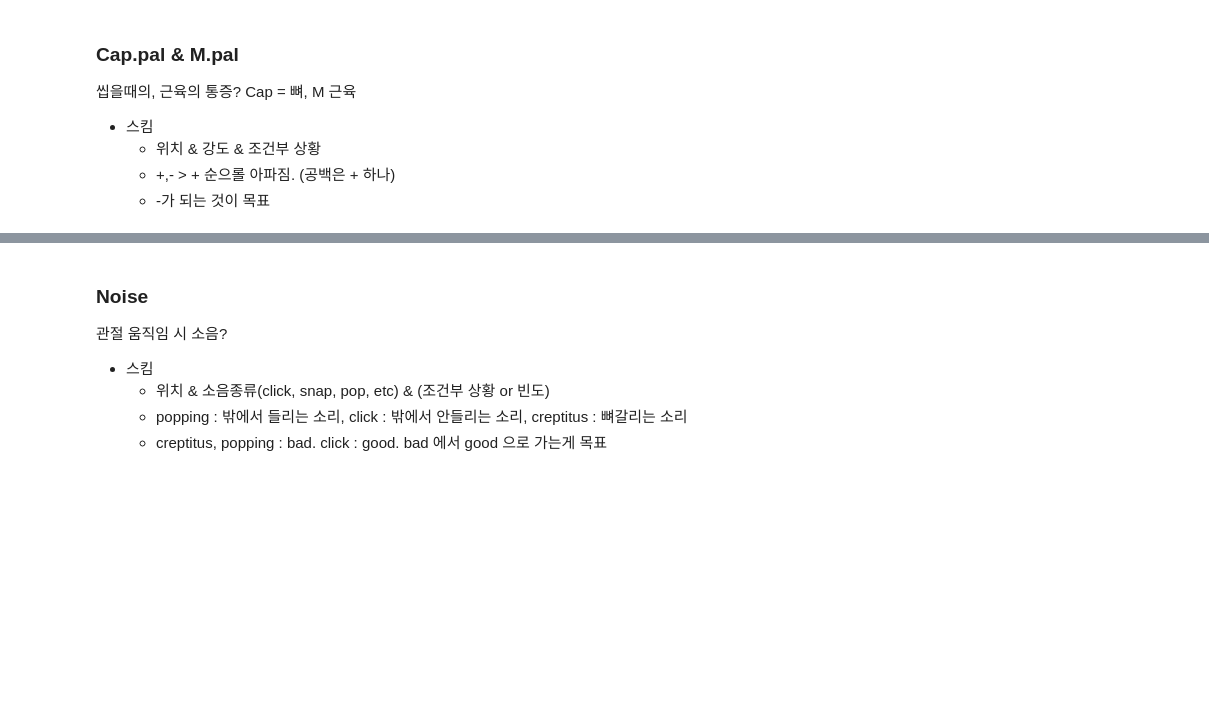
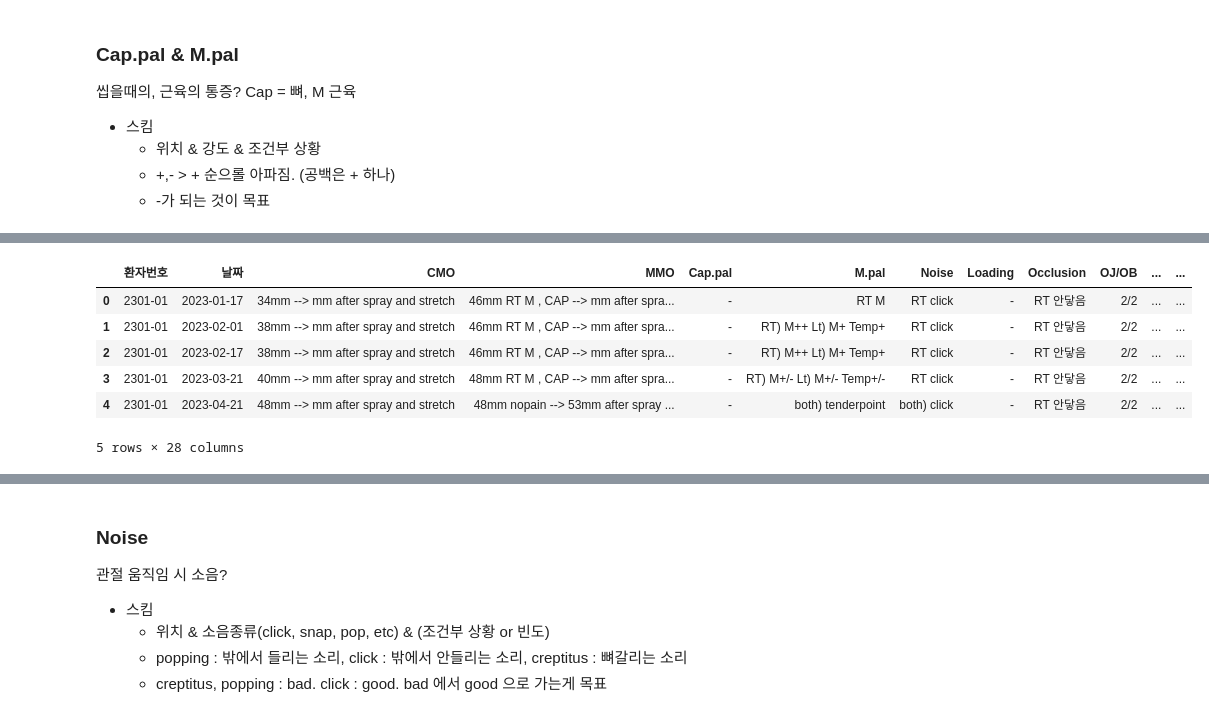
Before and after one commit to skadudd/prj_centum, a Jupyter notebook: numeric_parse/data_cleansing.ipynb, the cells around one changed output, grey strips where cells are left out. Saved outputs shown, nothing was run; the diff lists cells and outputs as text; code cells hidden in the pictures; blank space fills up the shorter version.

```diff
--- a/numeric_parse/data_cleansing.ipynb
+++ b/numeric_parse/data_cleansing.ipynb
@@ -494,0 +520,10 @@ Name: Cap.pal, dtype: object
+# %%
+df.head()
+# %% [output]
+|  | 환자번호 | 날짜 | CMO | MMO | Cap.pal | M.pal | Noise | Loading | Occlusion | OJ/OB | ... | ... |
+| 0 | 2301-01 | 2023-01-17 | 34mm --> mm after spray and stretch | 46mm RT M , CAP --> mm after spra... | - | RT M | RT click | - | RT 안닿음 | 2/2 | ... | ... |
+| 1 | 2301-01 | 2023-02-01 | 38mm --> mm after spray and stretch | 46mm RT M , CAP --> mm after spra... | - | RT) M++ Lt) M+ Temp+ | RT click | - | RT 안닿음 | 2/2 | ... | ... |
+| 2 | 2301-01 | 2023-02-17 | 38mm --> mm after spray and stretch | 46mm RT M , CAP --> mm after spra... | - | RT) M++ Lt) M+ Temp+ | RT click | - | RT 안닿음 | 2/2 | ... | ... |
+| 3 | 2301-01 | 2023-03-21 | 40mm --> mm after spray and stretch | 48mm RT M , CAP --> mm after spra... | - | RT) M+/- Lt) M+/- Temp+/- | RT click | - | RT 안닿음 | 2/2 | ... | ... |
+| 4 | 2301-01 | 2023-04-21 | 48mm --> mm after spray and stretch | 48mm nopain --> 53mm after spray ... | - | both) tenderpoint | both) click | - | RT 안닿음 | 2/2 | ... | ... |
+5 rows × 28 columns
```
Also changed, not shown: parts of 9 cells of this notebook.
